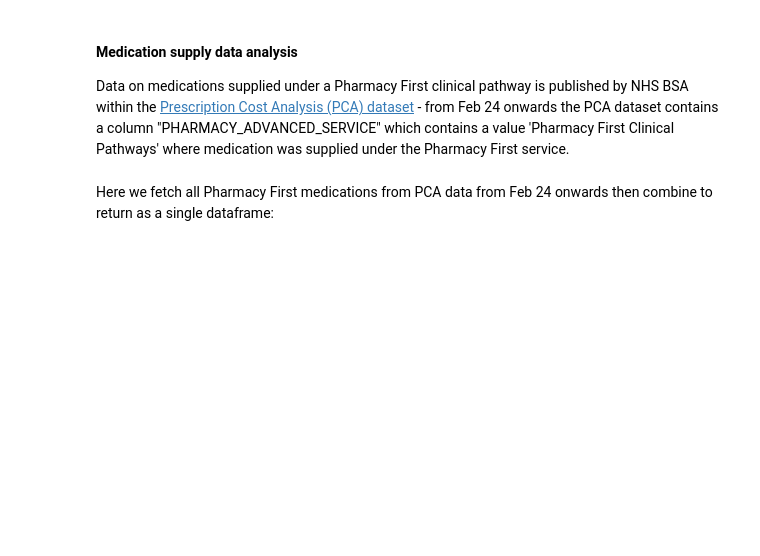
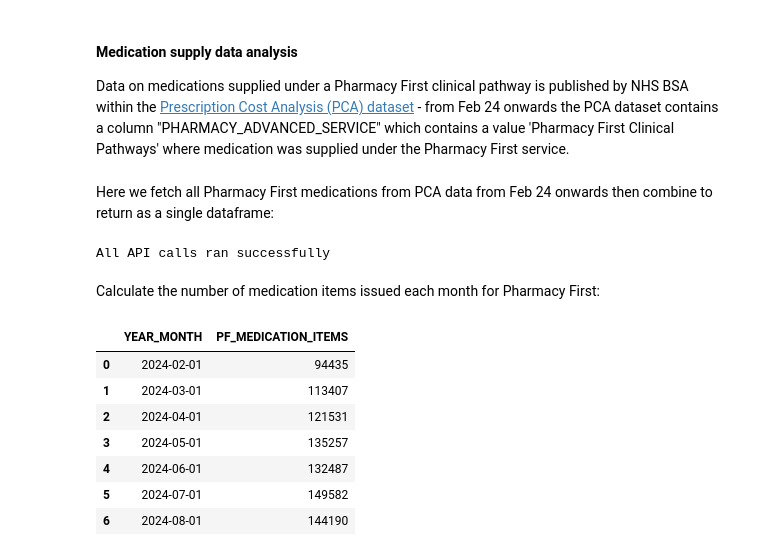
Before and after one commit to chrisjwood16/pharmacy-first-open-data, a Jupyter notebook: notebooks/data_analysis_new.ipynb, the cells around one changed output. Saved outputs shown, nothing was run; the diff lists cells and outputs as text; code cells hidden in the pictures; blank space fills up the shorter version.

```diff
--- a/notebooks/data_analysis_new.ipynb
+++ b/notebooks/data_analysis_new.ipynb
@@ -107,3 +109,25 @@ contractor_df_regional
 Data on medications supplied under a Pharmacy First clinical pathway is published by NHS BSA within the [Prescription Cost Analysis (PCA) dataset](https://opendata.nhsbsa.net/dataset/prescription-cost-analysis-pca-monthly-data) - from Feb 24 onwards the PCA dataset contains a column "PHARMACY_ADVANCED_SERVICE" which contains a value 'Pharmacy First Clinical Pathways' where medication was supplied under the Pharmacy First service.
 # %% [markdown]
 Here we fetch all Pharmacy First medications from PCA data from Feb 24 onwards then combine to return as a single dataframe:
+# %%
+pca_df = pca_data_fetcher.fetch_pca_data()
+
+# Rename the ITEMS column to PF_MEDICATION_ITEMS
+pca_df.rename(columns={'ITEMS': 'PF_MEDICATION_ITEMS'}, inplace=True)
+# %% [output]
+All API calls ran successfully
+# %% [markdown]
+Calculate the number of medication items issued each month for Pharmacy First:
+# %%
+#Pharmacy First Items per month
+items_per_month_df = pca_df.groupby('YEAR_MONTH')['PF_MEDICATION_ITEMS'].sum().reset_index()
+items_per_month_df
+# %% [output]
+|  | YEAR_MONTH | PF_MEDICATION_ITEMS |
+| 0 | 2024-02-01 | 94435 |
+| 1 | 2024-03-01 | 113407 |
+| 2 | 2024-04-01 | 121531 |
+| 3 | 2024-05-01 | 135257 |
+| 4 | 2024-06-01 | 132487 |
+| 5 | 2024-07-01 | 149582 |
+| 6 | 2024-08-01 | 144190 |
```
Also changed, not shown: parts of 6 cells of this notebook, 1 other file.
